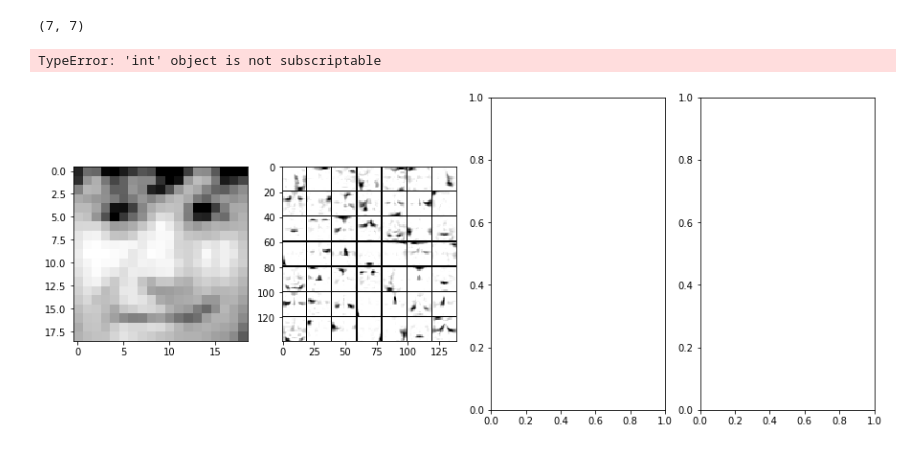
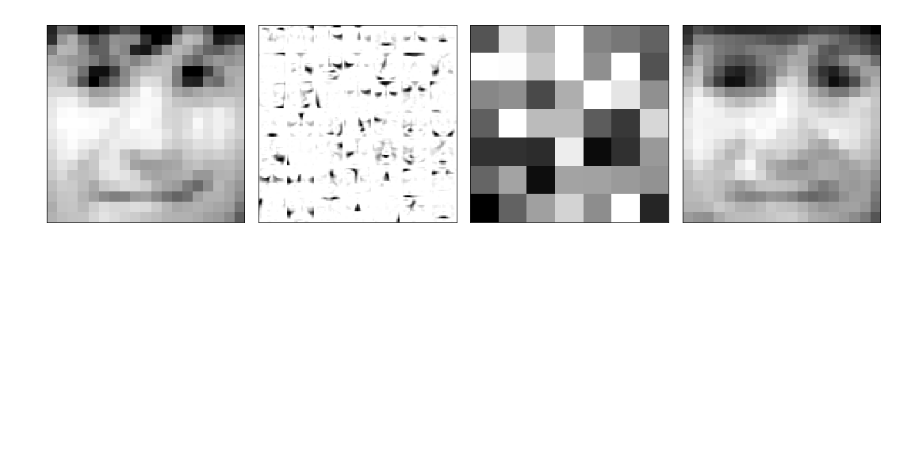
Before and after one commit to mbeyeler/2019-nonnegative-sparse-coding, a Jupyter notebook: fig4-NMF.ipynb, the cells around one changed output. Cells and saved outputs as stored; diff of their text form; code cells hidden in the pictures; blank space fills up the shorter version.

```diff
--- a/fig4-NMF.ipynb
+++ b/fig4-NMF.ipynb
@@ -25,14 +25,14 @@ def plot_basis_vectors(W, ax):
     c_grid = int(np.floor(np.sqrt(W.shape[1])))
     r_grid = int(np.ceil(W.shape[1] / c_grid))
 
-    blank = Image.new("L", (c_grid * (r_img + 1) - 1, r_grid * (r_img + 1) - 1))
+    blank = Image.new("L", (c_grid * (r_img + 1) - 1, r_grid * (r_img + 1) - 1), color='white')
     for i in range(r_grid):
         for j in range(c_grid):
             basis = np.array(W[:, c_grid * i + j]).reshape((r_img, r_img))
             basis = basis / np.max(basis) * 255
             basis = 255 - basis
             ima = Image.fromarray(basis)
-            ImageOps.expand(ima, border=1, fill='black')
+            ImageOps.expand(ima, border=1, fill='white')
             blank.paste(ima.copy(), (j * r_img + j, i * r_img + i))
     ax.imshow(blank, cmap='gray')
 # %%
@@ -52,23 +52,20 @@ Stats:
 # %%
 fig, axes = plt.subplots(ncols=4, figsize=(15, 6))
 
 idx = 1000
 axes[0].imshow(V[:, idx].reshape((19, 19)), cmap='gray')
 
 plot_basis_vectors(W, axes[1])
 
-imggg = H[:, idx].reshape((7, 7))
-axes[2].imshow(ImageOps.expand(imggg, border=1, fill='black'), cmap='gray_r')
+axes[2].imshow(H[:, idx].reshape((7, 7)), cmap='gray_r')
 
 axes[3].imshow(np.matmul(W, H[:, idx]).reshape((19, 19)), cmap='gray')
 
 for ax in axes:
     ax.set_xticks([])
     ax.set_yticks([])
 
 fig.tight_layout()
 fig.savefig('fig4-nmf.eps')
 # %% [output]
-(7, 7)
-TypeError: 'int' object is not subscriptable
-[figure, old version]
+[figure, new version]
```
Also changed, not shown: parts of 1 cell of this notebook, 1 other file.
